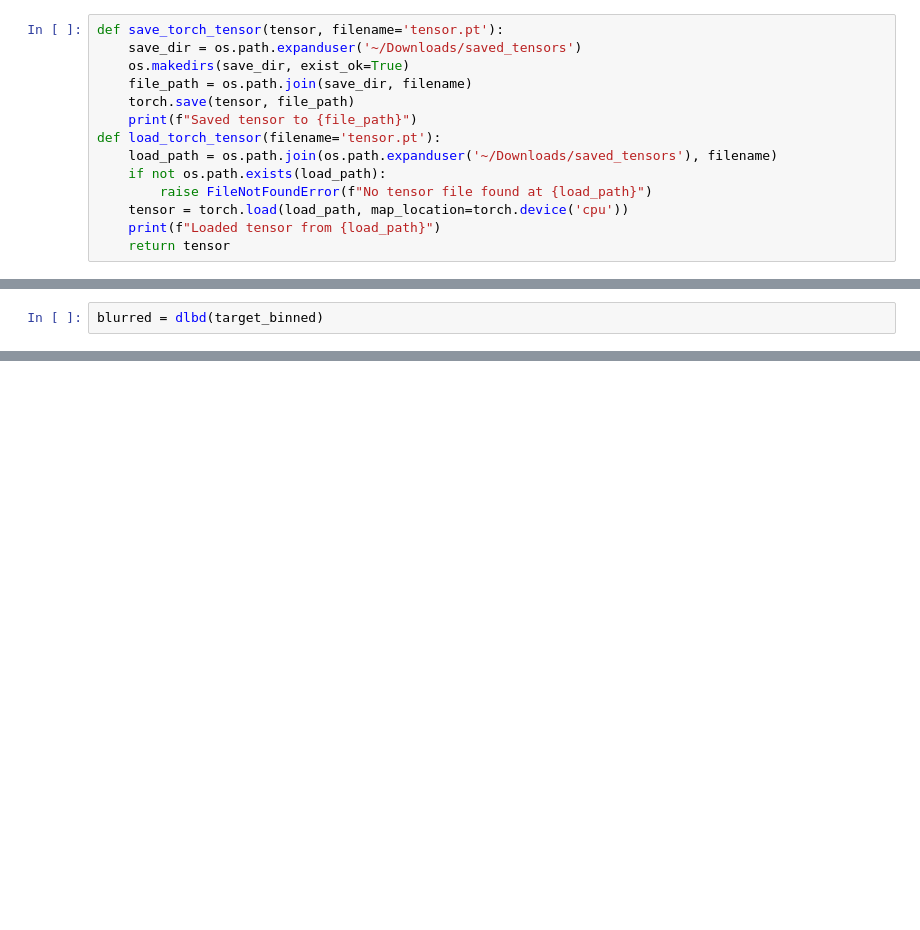
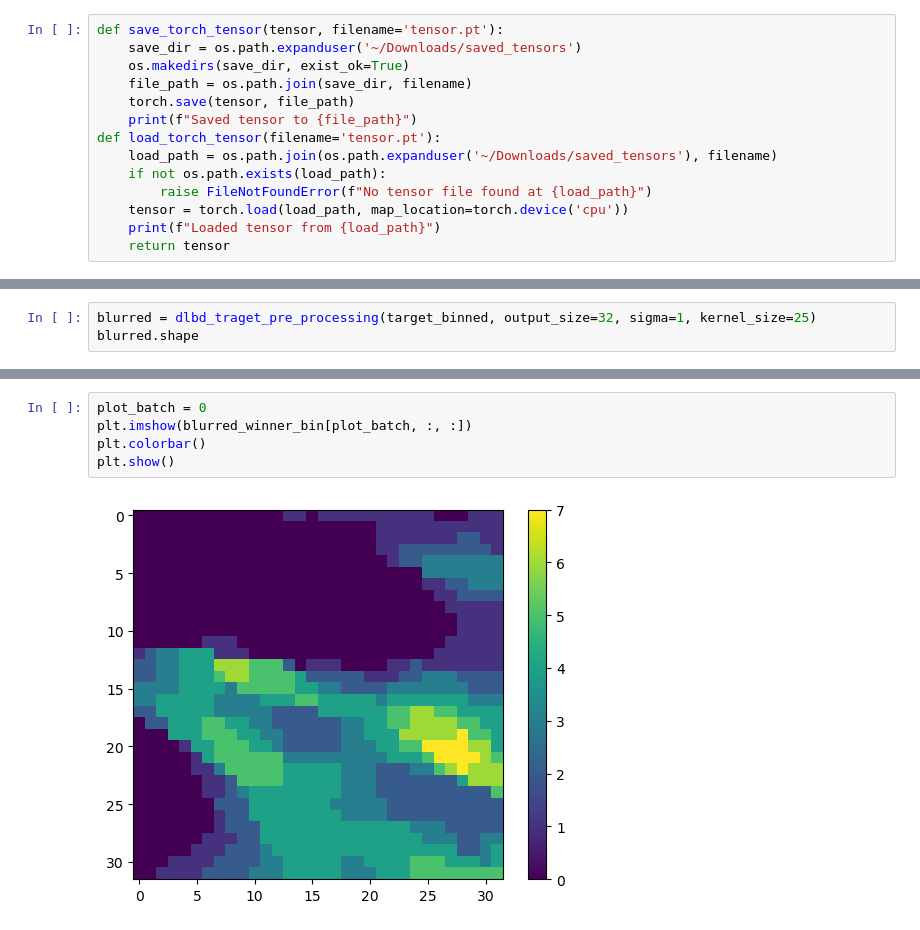
Before and after one commit to Osrip/deep_learn_rain_nowcasting, a Jupyter notebook: notebooks/new_dlbd_implementation.ipynb, the cells around one changed output, grey strips where cells are left out. Drawn from its saved outputs; the diff is of its cells as text; blank space fills up the shorter version.

Commit message:
Implemented DLBD in training pipeline

```diff
--- a/notebooks/new_dlbd_implementation.ipynb
+++ b/notebooks/new_dlbd_implementation.ipynb
@@ -58,3 +180,4 @@ def dlbd(input_tensor, kernel_size=5, sigma=1.0):
 # %%
-blurred = dlbd(target_binned)
+blurred = dlbd_traget_pre_processing(target_binned, output_size=32, sigma=1, kernel_size=25)
+blurred.shape
 # %% [output]
@@ -62,0 +213,7 @@ Input tensor shape torch.Size([4, 32, 256, 256])
+# %%
+plot_batch = 0
+plt.imshow(blurred_winner_bin[plot_batch, :, :])
+plt.colorbar()
+plt.show()
+# %% [output]
+[figure, added]
```
Also changed, not shown: parts of 14 cells of this notebook, 3 other files.
